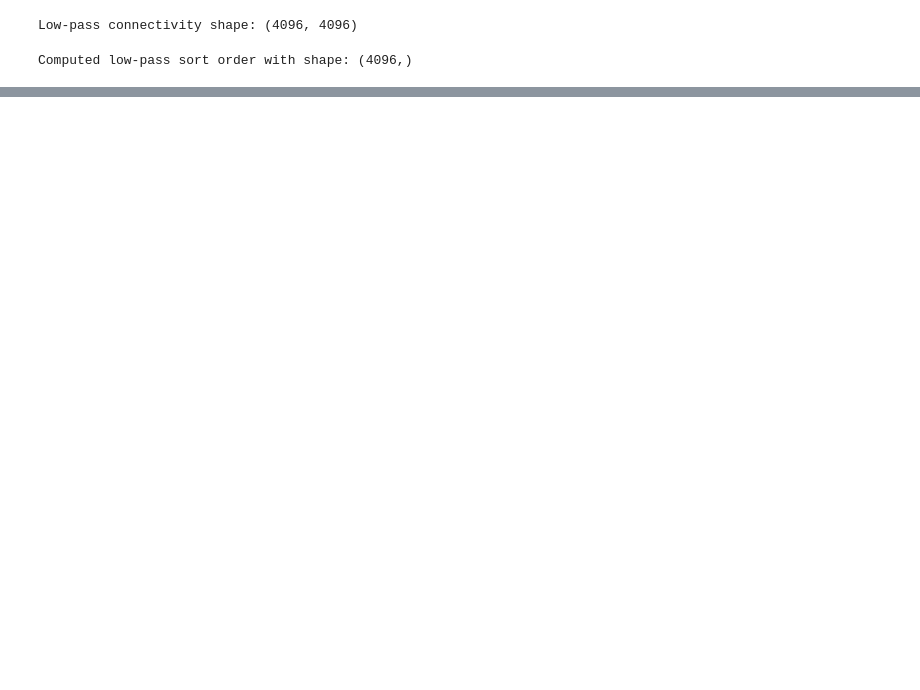
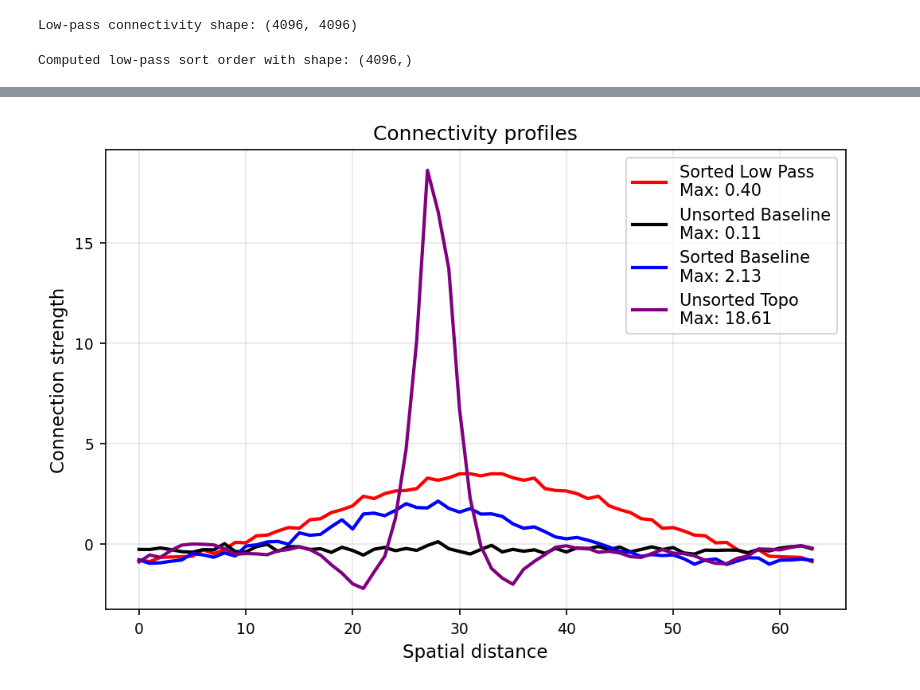
Before and after one commit to murtylab/grid-pattern-formation, a Jupyter notebook: notebooks/low_pass.ipynb, the cells around one changed output, grey strips where cells are left out. Saved outputs shown, nothing was run; the diff lists cells and outputs as text; code cells hidden in the pictures; blank space fills up the shorter version.

Commit message:
Full connectivity plot

```diff
--- a/notebooks/low_pass.ipynb
+++ b/notebooks/low_pass.ipynb
@@ -191,0 +270,21 @@ plt.show()
+# %%
+mid = n // 2
+slice_sorted_lp = Jmean_lp_sorted[mid, :]
+slice_unsorted_base = baseline_imroll_unsorted[mid, :]
+slice_sorted_base = baseline_imroll_sorted[mid, :]
+slice_unsorted_topo = topo_imroll_unsorted[mid, :]
+
+plt.figure(figsize=(8, 5))
+plt.plot(slice_sorted_lp, label=f'Sorted Low Pass\nMax: {slice_unsorted.max():.2f}', color='red', linewidth=2)
+plt.plot(slice_unsorted_base, label=f'Unsorted Baseline\nMax: {slice_unsorted_base.max():.2f}', color='black', linewidth=2)
+plt.plot(slice_sorted_base, label=f'Sorted Baseline\nMax: {slice_sorted_base.max():.2f}', color='blue', linewidth=2)
+plt.plot(slice_unsorted_topo, label=f'Unsorted Topo\nMax: {slice_unsorted_topo.max():.2f}', color='purple', linewidth=2)
+
+plt.title('Connectivity profiles')
+plt.xlabel('Spatial distance')
+plt.ylabel('Connection strength')
+plt.legend()
+plt.grid(True, alpha=0.3)
+plt.show()
+# %% [output]
+[figure, added]
```
Also changed, not shown: parts of 6 cells of this notebook.
